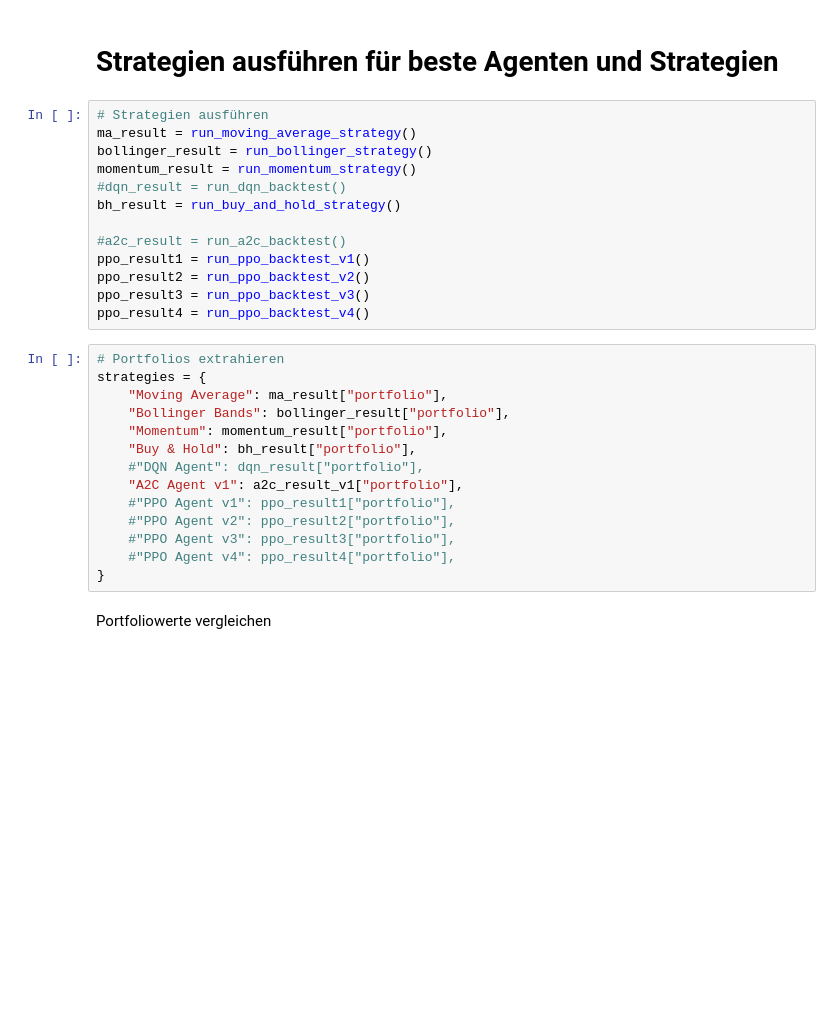
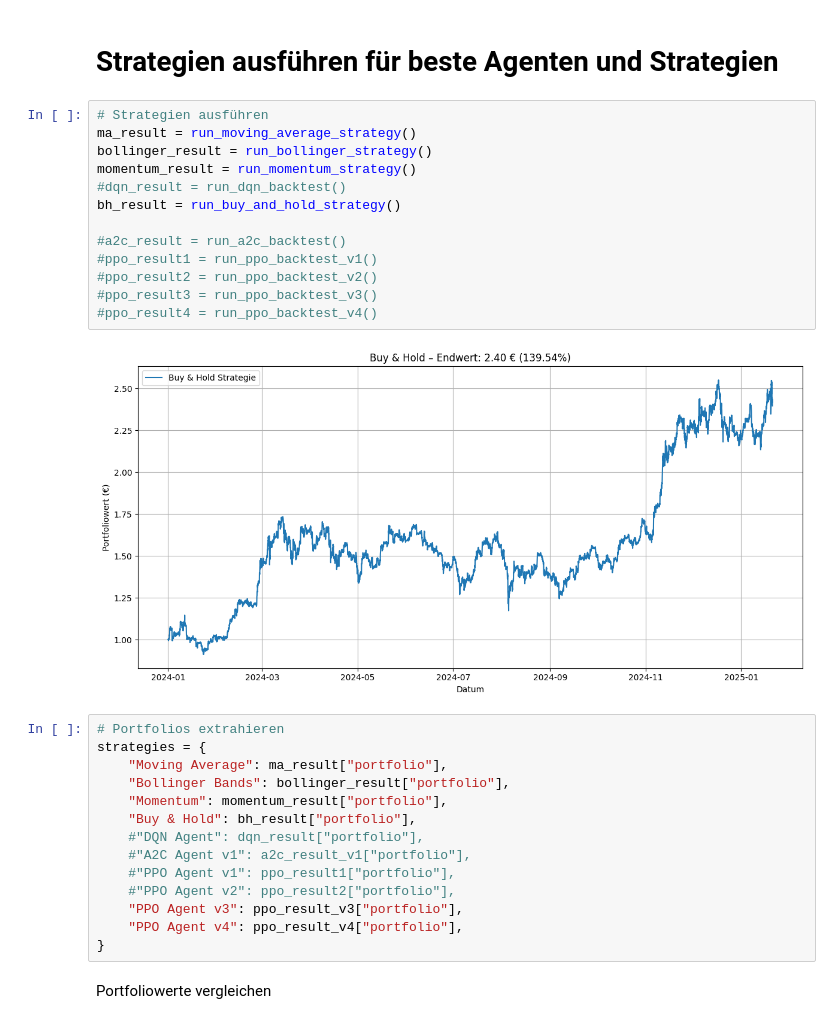
Before and after one commit to TrxtanF/Studienarbeit, a Jupyter notebook: Backtesting/Backtesting_Comparison_Notebook.ipynb, the cells around one changed output. Drawn from its saved outputs; the diff is of its cells as text; blank space fills up the shorter version.

```diff
--- a/Backtesting/Backtesting_Comparison_Notebook.ipynb
+++ b/Backtesting/Backtesting_Comparison_Notebook.ipynb
@@ -81,16 +156,18 @@ plt.show()
 # %%
 # Strategien ausführen
 ma_result = run_moving_average_strategy()
 bollinger_result = run_bollinger_strategy()
 momentum_result = run_momentum_strategy()
 #dqn_result = run_dqn_backtest()
 bh_result = run_buy_and_hold_strategy()
 
 #a2c_result = run_a2c_backtest()
-ppo_result1 = run_ppo_backtest_v1()
-ppo_result2 = run_ppo_backtest_v2()
-ppo_result3 = run_ppo_backtest_v3()
-ppo_result4 = run_ppo_backtest_v4()
+#ppo_result1 = run_ppo_backtest_v1()
+#ppo_result2 = run_ppo_backtest_v2()
+#ppo_result3 = run_ppo_backtest_v3()
+#ppo_result4 = run_ppo_backtest_v4()
+# %% [output]
+[figure, added]
 # %%
 # Portfolios extrahieren
 strategies = {
@@ -99,11 +176,11 @@ strategies = {
     "Momentum": momentum_result["portfolio"],
     "Buy & Hold": bh_result["portfolio"],
     #"DQN Agent": dqn_result["portfolio"],
-    "A2C Agent v1": a2c_result_v1["portfolio"],
+    #"A2C Agent v1": a2c_result_v1["portfolio"],
     #"PPO Agent v1": ppo_result1["portfolio"],
     #"PPO Agent v2": ppo_result2["portfolio"],
-    #"PPO Agent v3": ppo_result3["portfolio"],
-    #"PPO Agent v4": ppo_result4["portfolio"],
+    "PPO Agent v3": ppo_result_v3["portfolio"],
+    "PPO Agent v4": ppo_result_v4["portfolio"],
 }
 # %% [markdown]
 Portfoliowerte vergleichen
```
Also changed, not shown: parts of 6 cells of this notebook.
